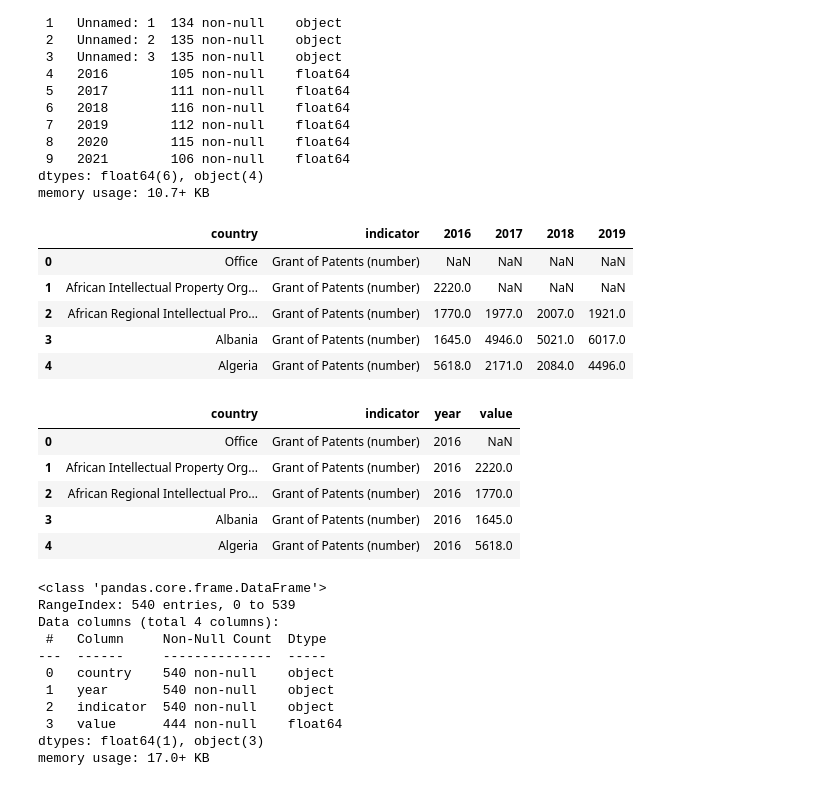
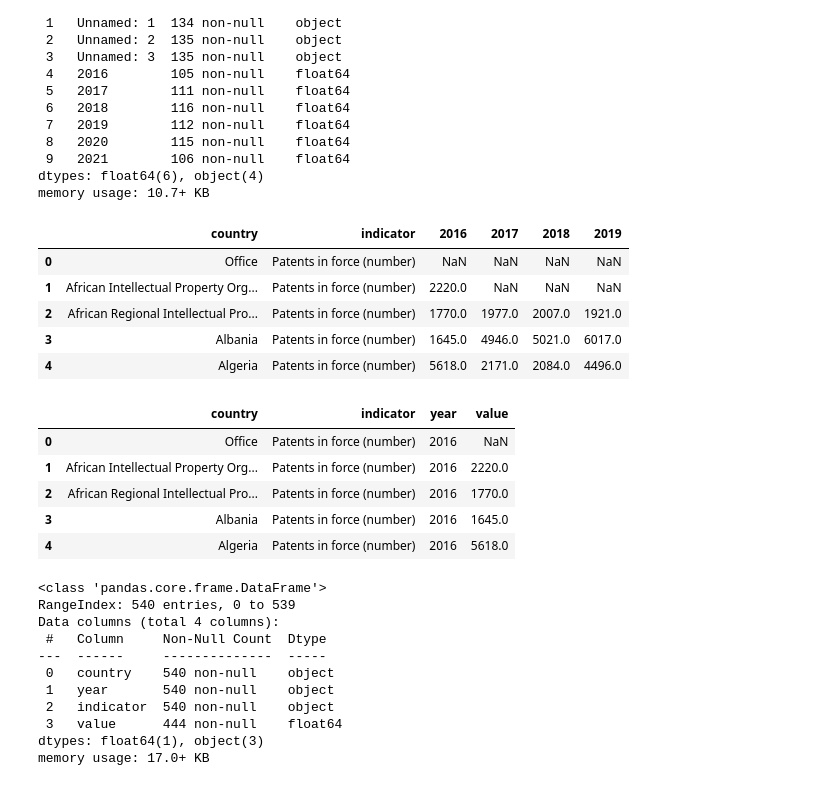
Before and after one commit to steph-wda/ds4a-capstone-team34, a Jupyter notebook: Education_and_Innovation_Team34.ipynb, the cells around one changed output. Saved outputs shown, nothing was run; the diff lists cells and outputs as text; code cells hidden in the pictures.

```diff
--- a/Education_and_Innovation_Team34.ipynb
+++ b/Education_and_Innovation_Team34.ipynb
@@ -787,31 +777,30 @@ dtypes: float64(6), object(4)
 memory usage: 10.7+ KB
 # %%
 #Dropping the columns that are not needed
-clean_patents_force_df = patents_force_df.copy()
-clean_patents_force_df = clean_patents_force_df.drop(columns=['Unnamed: 1', 'Unnamed: 2', '2020', '2021'])
+clean_patents_force_df = patents_force_df.drop(columns=['Unnamed: 1', 'Unnamed: 2', '2020', '2021'])
 
 #Renaming columns
 clean_patents_force_df.rename(columns={'Unnamed: 0':'country', 'Unnamed: 3':'indicator' }, inplace=True)
 
 #Updating indicatior column values to make it clearer
-clean_patents_force_df.loc[:, 'indicator'] = 'Grant of Patents (number)'
+clean_patents_force_df.loc[:, 'indicator'] = 'Patents in force (number)'
 clean_patents_force_df.head()
 # %% [output]
 |  | country | indicator | 2016 | 2017 | 2018 | 2019 |
-| 0 | Office | Grant of Patents (number) | NaN | NaN | NaN | NaN |
-| 1 | African Intellectual Property Org... | Grant of Patents (number) | 2220.0 | NaN | NaN | NaN |
-| 2 | African Regional Intellectual Pro... | Grant of Patents (number) | 1770.0 | 1977.0 | 2007.0 | 1921.0 |
-| 3 | Albania | Grant of Patents (number) | 1645.0 | 4946.0 | 5021.0 | 6017.0 |
-| 4 | Algeria | Grant of Patents (number) | 5618.0 | 2171.0 | 2084.0 | 4496.0 |
+| 0 | Office | Patents in force (number) | NaN | NaN | NaN | NaN |
+| 1 | African Intellectual Property Org... | Patents in force (number) | 2220.0 | NaN | NaN | NaN |
+| 2 | African Regional Intellectual Pro... | Patents in force (number) | 1770.0 | 1977.0 | 2007.0 | 1921.0 |
+| 3 | Albania | Patents in force (number) | 1645.0 | 4946.0 | 5021.0 | 6017.0 |
+| 4 | Algeria | Patents in force (number) | 5618.0 | 2171.0 | 2084.0 | 4496.0 |
 # %%
 #Melt the year columns into one column called "year"
 clean_patents_force_df = pd.melt(clean_patents_force_df,id_vars=['country', 'indicator'],value_vars=['2016','2017','2018','2019'], var_name='year')
 clean_patents_force_df.head()
 # %% [output]
 |  | country | indicator | year | value |
-| 0 | Office | Grant of Patents (number) | 2016 | NaN |
-| 1 | African Intellectual Property Org... | Grant of Patents (number) | 2016 | 2220.0 |
-| 2 | African Regional Intellectual Pro... | Grant of Patents (number) | 2016 | 1770.0 |
-| 3 | Albania | Grant of Patents (number) | 2016 | 1645.0 |
-| 4 | Algeria | Grant of Patents (number) | 2016 | 5618.0 |
+| 0 | Office | Patents in force (number) | 2016 | NaN |
+| 1 | African Intellectual Property Org... | Patents in force (number) | 2016 | 2220.0 |
+| 2 | African Regional Intellectual Pro... | Patents in force (number) | 2016 | 1770.0 |
+| 3 | Albania | Patents in force (number) | 2016 | 1645.0 |
+| 4 | Algeria | Patents in force (number) | 2016 | 5618.0 |
 # %%
```
Also changed, not shown: parts of 77 cells of this notebook.
